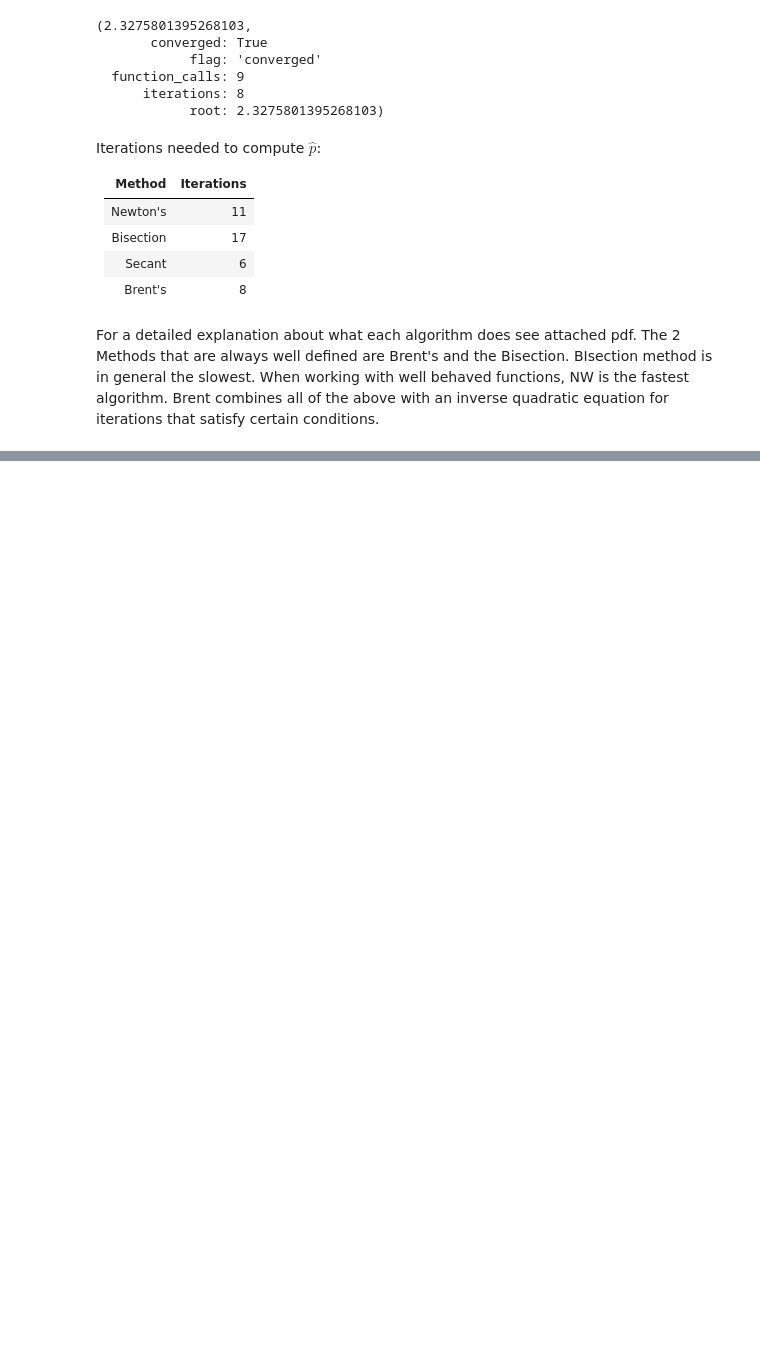
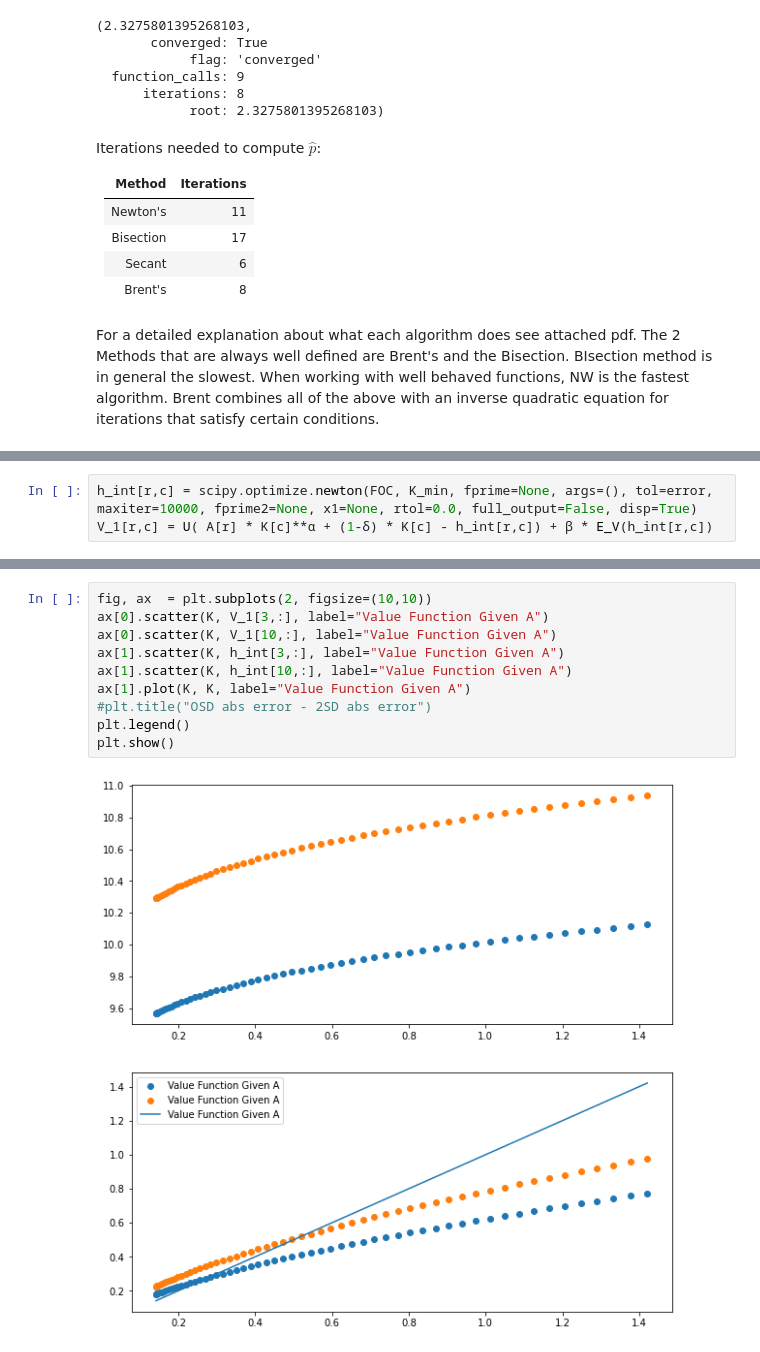
Before and after one commit to BelmudesLSB/Quantitative_Methods_2, a Jupyter notebook: PS3/PS3.ipynb, the cells around one changed output, grey strips where cells are left out. Cells and saved outputs as stored; diff of their text form; blank space fills up the shorter version.

```diff
--- a/PS3/PS3.ipynb
+++ b/PS3/PS3.ipynb
@@ -158,0 +395,3 @@ For a detailed explanation about what each algorithm does see attached pdf. The
+# %%
+h_int[r,c] = scipy.optimize.newton(FOC, K_min, fprime=None, args=(), tol=error, maxiter=10000, fprime2=None, x1=None, rtol=0.0, full_output=False, disp=True)
+V_1[r,c] = U( A[r] * K[c]**α + (1-δ) * K[c] - h_int[r,c]) + β * E_V(h_int[r,c])
@@ -158,0 +454,12 @@ For a detailed explanation about what each algorithm does see attached pdf. The
+# %%
+fig, ax  = plt.subplots(2, figsize=(10,10))
+ax[0].scatter(K, V_1[3,:], label="Value Function Given A")
+ax[0].scatter(K, V_1[10,:], label="Value Function Given A")
+ax[1].scatter(K, h_int[3,:], label="Value Function Given A")
+ax[1].scatter(K, h_int[10,:], label="Value Function Given A")
+ax[1].plot(K, K, label="Value Function Given A")
+#plt.title("OSD abs error - 2SD abs error")
+plt.legend()
+plt.show()
+# %% [output]
+[figure, added]
```
Also changed, not shown: parts of 11 cells of this notebook.
